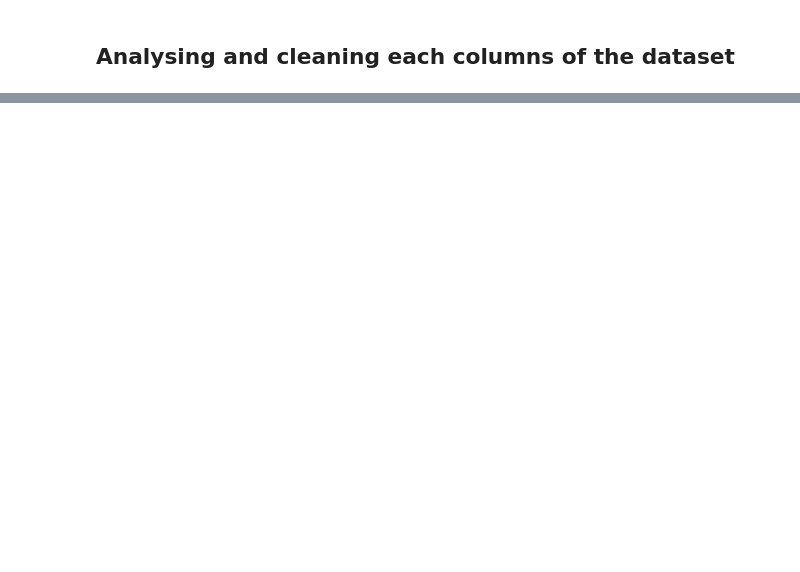
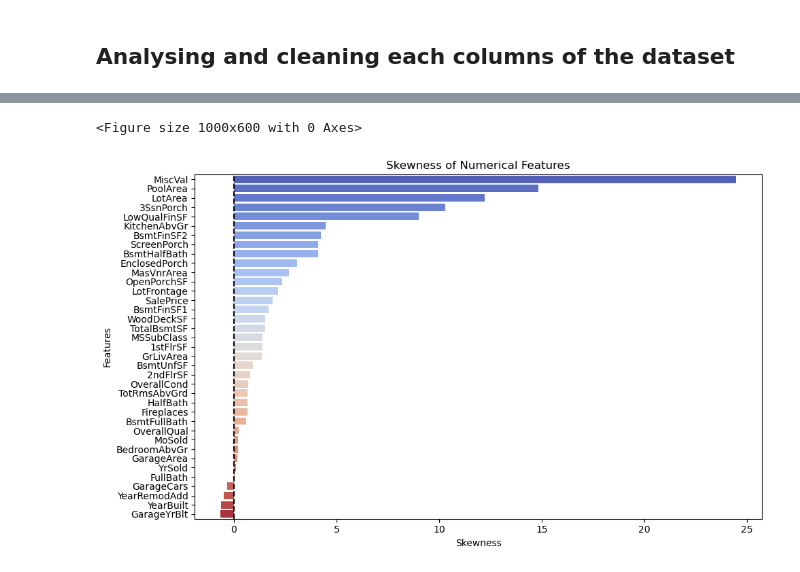
Before and after one commit to Eddythemachine/house_price_competition_kaggle, a Jupyter notebook: notebooks/2.eda2.ipynb, the cells around one changed output, grey strips where cells are left out. Cells and saved outputs as stored; diff of their text form; code cells hidden in the pictures; blank space fills up the shorter version.

```diff
--- a/notebooks/2.eda2.ipynb
+++ b/notebooks/2.eda2.ipynb
@@ -87,0 +87,16 @@ data.head(5)
+# %%
+skewness = data.select_dtypes(include="number").skew().sort_values(ascending=False)
+# %%
+# visualizing the skewness of numerical features
+
+plt.figure(figsize=(10, 6))
+sns.barplot(x=skewness.values, y=skewness.index, palette='coolwarm')
+plt.title("Skewness of Numerical Features")
+plt.xlabel("Skewness")
+plt.ylabel("Features")
+plt.axvline(x=0, color='black', linestyle='--')  # vertical line at 0 for reference
+plt.tight_layout()
+plt.show()
+# %% [output]
+<Figure size 1000x600 with 0 Axes>
+[figure, added]
```
Also changed, not shown: parts of 18 cells of this notebook.
